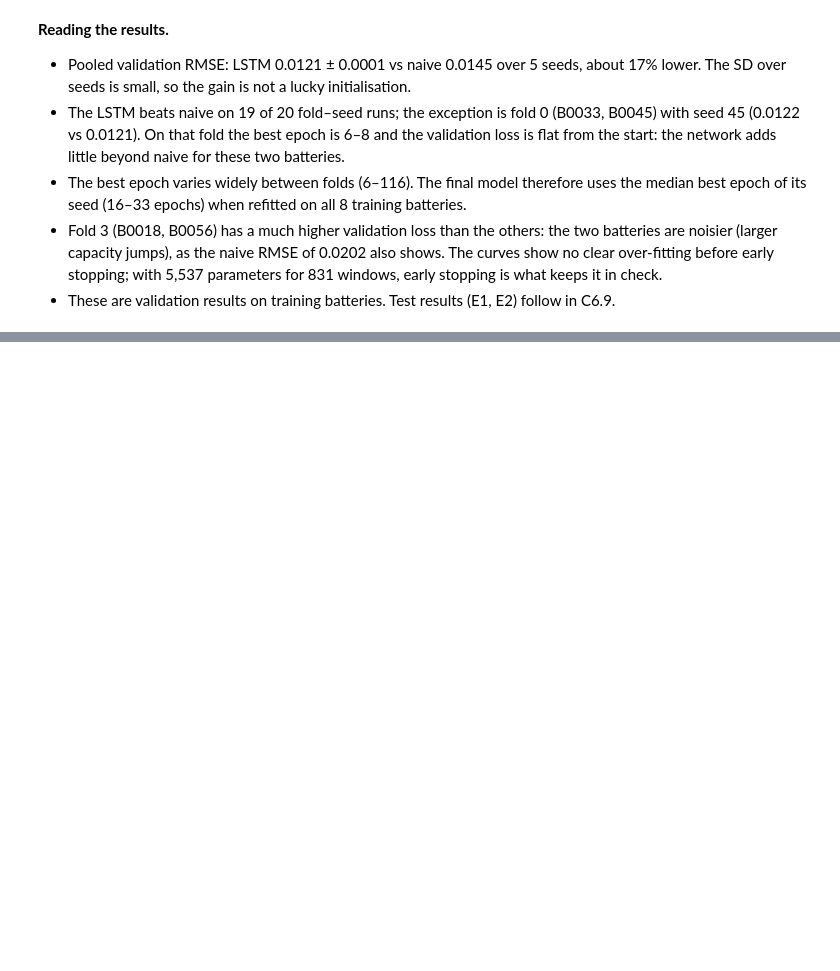
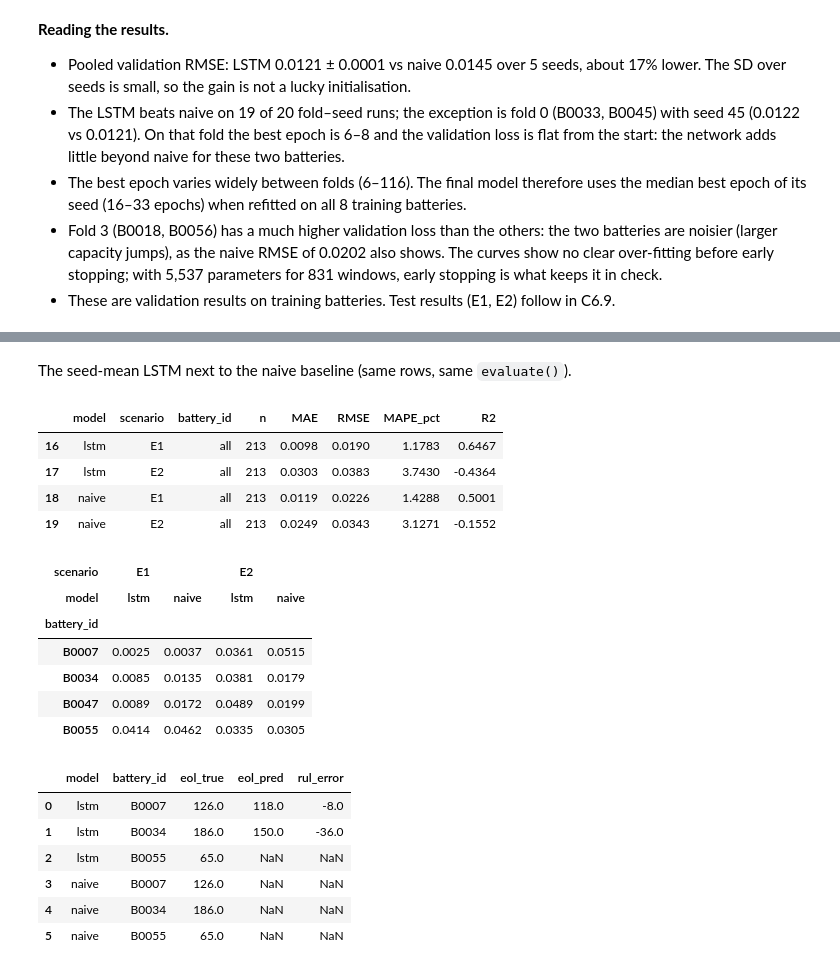
Before and after one commit to Ac-2836/STAT3013.R11.CTTT_Group08, a Jupyter notebook: notebooks/40_dl.ipynb, the cells around one changed output, grey strips where cells are left out. Drawn from its saved outputs; the diff is of its cells as text; code cells hidden in the pictures; blank space fills up the shorter version.

```diff
--- a/notebooks/40_dl.ipynb
+++ b/notebooks/40_dl.ipynb
@@ -191,0 +230,29 @@ fig.savefig(ROOT / "reports" / "figures" / "lstm_learning_curve.png", dpi=150)
+# %% [markdown]
+The seed-mean LSTM next to the naive baseline (same rows, same `evaluate()`).
+# %%
+naive_pred = pd.read_csv(PRED / "naive.csv")
+metrics, rul = evaluate(pd.concat([naive_pred, lstm], ignore_index=True))
+display(metrics[metrics.battery_id == "all"].round(4))
+display(metrics[metrics.battery_id != "all"].pivot_table(index="battery_id",
+        columns=["scenario", "model"], values="RMSE").round(4))
+rul
+# %% [output]
+|  | model | scenario | battery_id | n | MAE | RMSE | MAPE_pct | R2 |
+| 16 | lstm | E1 | all | 213 | 0.0098 | 0.0190 | 1.1783 | 0.6467 |
+| 17 | lstm | E2 | all | 213 | 0.0303 | 0.0383 | 3.7430 | -0.4364 |
+| 18 | naive | E1 | all | 213 | 0.0119 | 0.0226 | 1.4288 | 0.5001 |
+| 19 | naive | E2 | all | 213 | 0.0249 | 0.0343 | 3.1271 | -0.1552 |
+| scenario | E1 |  | E2 |  |
+| model | lstm | naive | lstm | naive |
+| battery_id |  |  |  |  |
+| B0007 | 0.0025 | 0.0037 | 0.0361 | 0.0515 |
+| B0034 | 0.0085 | 0.0135 | 0.0381 | 0.0179 |
+| B0047 | 0.0089 | 0.0172 | 0.0489 | 0.0199 |
+| B0055 | 0.0414 | 0.0462 | 0.0335 | 0.0305 |
+|  | model | battery_id | eol_true | eol_pred | rul_error |
+| 0 | lstm | B0007 | 126.0 | 118.0 | -8.0 |
+| 1 | lstm | B0034 | 186.0 | 150.0 | -36.0 |
+| 2 | lstm | B0055 | 65.0 | NaN | NaN |
+| 3 | naive | B0007 | 126.0 | NaN | NaN |
+| 4 | naive | B0034 | 186.0 | NaN | NaN |
+| 5 | naive | B0055 | 65.0 | NaN | NaN |
```
Also changed, not shown: parts of 7 cells of this notebook, 3 other files.
